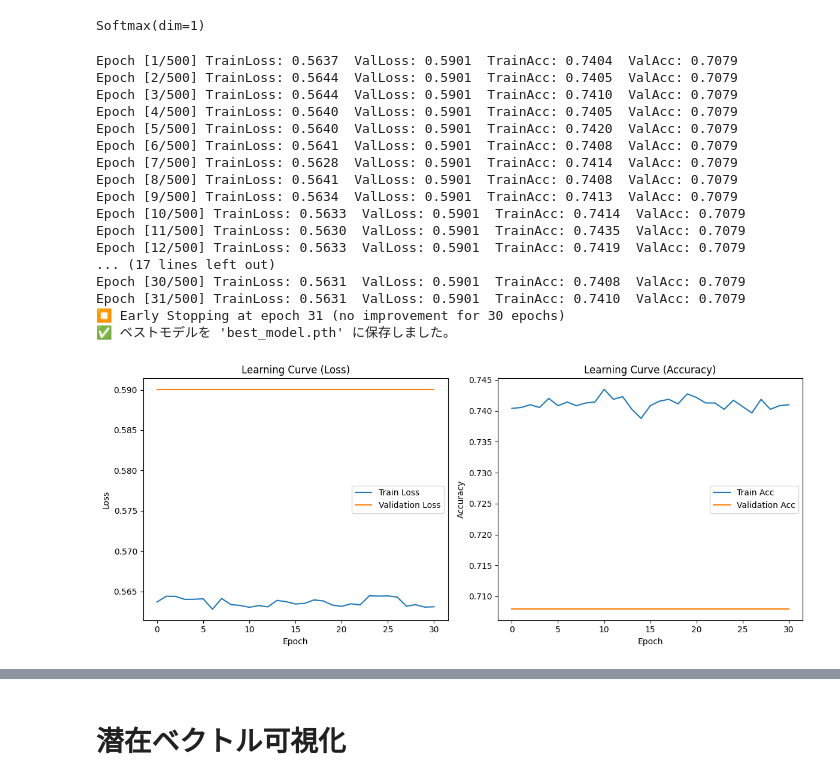
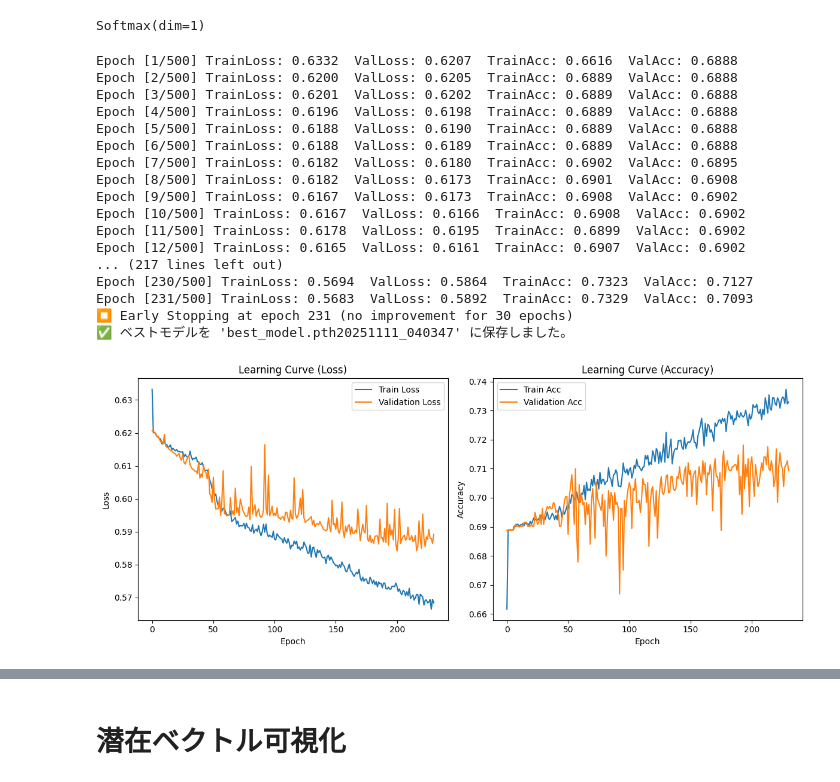
Before and after one commit to shun999/je.docker, a Jupyter notebook: root/workspace/深層学習/20251107/分類テスト.ipynb, the cells around one changed output, grey strips where cells are left out. Drawn from its saved outputs; the diff is of its cells as text; code cells hidden in the pictures.

```diff
--- a/root/workspace/深層学習/20251107/分類テスト.ipynb
+++ b/root/workspace/深層学習/20251107/分類テスト.ipynb
@@ -140,7 +147,7 @@ Test:  {0: 0.3112175102599179, 1: 0.688782489740082}
 # 🧠 5. Transformerモデル構築（関数・クラス未使用）
 # ======================================
 feature_dim = 6
-hidden_dim = 64
+hidden_dim = 32
 num_heads = 2
 num_layers = 2
 num_classes = 2
@@ -174,11 +181,12 @@ Softmax(dim=1)
 # ⚙️ 6. 損失関数・最適化手法
 # ======================================
 criterion = nn.CrossEntropyLoss()
-optimizer = optim.Adam(
+optimizer = optim.AdamW(
     list(embedding.parameters()) +
     list(transformer.parameters()) +
     list(fc.parameters()),
-    lr=1e-4
+    lr=1e-4,
+    weight_decay=1e-2
 )
 # %%
 import torch
@@ -317,51 +325,53 @@ for epoch in range(num_epochs):
 # ======================================
 # 💾 ベストモデル保存（任意）
 # ======================================
+import datetime
+time = datetime.datetime.now().strftime("%Y%m%d_%H%M%S")
 if best_model_state:
-    torch.save(best_model_state, "best_model.pth")
-    print("✅ ベストモデルを 'best_model.pth' に保存しました。")
+    torch.save(best_model_state, f"best_model{time}.pth")
+    print(f"✅ ベストモデルを 'best_model.pth{time}' に保存しました。")
 
 # ======================================
 # 📊 学習曲線の可視化
 # ======================================
 plt.figure(figsize=(12, 5))
 
 # --- Loss 曲線 ---
 plt.subplot(1, 2, 1)
 plt.plot(train_losses, label='Train Loss')
 plt.plot(val_losses, label='Validation Loss')
 plt.xlabel('Epoch')
 plt.ylabel('Loss')
 plt.title('Learning Curve (Loss)')
 plt.legend()
 
 # --- Accuracy 曲線 ---
 plt.subplot(1, 2, 2)
 plt.plot(train_accs, label='Train Acc')
 plt.plot(val_accs, label='Validation Acc')
 plt.xlabel('Epoch')
 plt.ylabel('Accuracy')
 plt.title('Learning Curve (Accuracy)')
 plt.legend()
 
 plt.tight_layout()
 plt.show()
 # %% [output]
-Epoch [1/500] TrainLoss: 0.5637  ValLoss: 0.5901  TrainAcc: 0.7404  ValAcc: 0.7079
-Epoch [2/500] TrainLoss: 0.5644  ValLoss: 0.5901  TrainAcc: 0.7405  ValAcc: 0.7079
-Epoch [3/500] TrainLoss: 0.5644  ValLoss: 0.5901  TrainAcc: 0.7410  ValAcc: 0.7079
-Epoch [4/500] TrainLoss: 0.5640  ValLoss: 0.5901  TrainAcc: 0.7405  ValAcc: 0.7079
-Epoch [5/500] TrainLoss: 0.5640  ValLoss: 0.5901  TrainAcc: 0.7420  ValAcc: 0.7079
-Epoch [6/500] TrainLoss: 0.5641  ValLoss: 0.5901  TrainAcc: 0.7408  ValAcc: 0.7079
-Epoch [7/500] TrainLoss: 0.5628  ValLoss: 0.5901  TrainAcc: 0.7414  ValAcc: 0.7079
-Epoch [8/500] TrainLoss: 0.5641  ValLoss: 0.5901  TrainAcc: 0.7408  ValAcc: 0.7079
-Epoch [9/500] TrainLoss: 0.5634  ValLoss: 0.5901  TrainAcc: 0.7413  ValAcc: 0.7079
-Epoch [10/500] TrainLoss: 0.5633  ValLoss: 0.5901  TrainAcc: 0.7414  ValAcc: 0.7079
-Epoch [11/500] TrainLoss: 0.5630  ValLoss: 0.5901  TrainAcc: 0.7435  ValAcc: 0.7079
-Epoch [12/500] TrainLoss: 0.5633  ValLoss: 0.5901  TrainAcc: 0.7419  ValAcc: 0.7079
-... (17 lines left out)
-Epoch [30/500] TrainLoss: 0.5631  ValLoss: 0.5901  TrainAcc: 0.7408  ValAcc: 0.7079
-Epoch [31/500] TrainLoss: 0.5631  ValLoss: 0.5901  TrainAcc: 0.7410  ValAcc: 0.7079
-⏹ Early Stopping at epoch 31 (no improvement for 30 epochs)
-✅ ベストモデルを 'best_model.pth' に保存しました。
+Epoch [1/500] TrainLoss: 0.6332  ValLoss: 0.6207  TrainAcc: 0.6616  ValAcc: 0.6888
+Epoch [2/500] TrainLoss: 0.6200  ValLoss: 0.6205  TrainAcc: 0.6889  ValAcc: 0.6888
+Epoch [3/500] TrainLoss: 0.6201  ValLoss: 0.6202  TrainAcc: 0.6889  ValAcc: 0.6888
+Epoch [4/500] TrainLoss: 0.6196  ValLoss: 0.6198  TrainAcc: 0.6889  ValAcc: 0.6888
+Epoch [5/500] TrainLoss: 0.6188  ValLoss: 0.6190  TrainAcc: 0.6889  ValAcc: 0.6888
+Epoch [6/500] TrainLoss: 0.6188  ValLoss: 0.6189  TrainAcc: 0.6889  ValAcc: 0.6888
+Epoch [7/500] TrainLoss: 0.6182  ValLoss: 0.6180  TrainAcc: 0.6902  ValAcc: 0.6895
+Epoch [8/500] TrainLoss: 0.6182  ValLoss: 0.6173  TrainAcc: 0.6901  ValAcc: 0.6908
+Epoch [9/500] TrainLoss: 0.6167  ValLoss: 0.6173  TrainAcc: 0.6908  ValAcc: 0.6902
+Epoch [10/500] TrainLoss: 0.6167  ValLoss: 0.6166  TrainAcc: 0.6908  ValAcc: 0.6902
+Epoch [11/500] TrainLoss: 0.6178  ValLoss: 0.6195  TrainAcc: 0.6899  ValAcc: 0.6902
+Epoch [12/500] TrainLoss: 0.6165  ValLoss: 0.6161  TrainAcc: 0.6907  ValAcc: 0.6902
+... (217 lines left out)
+Epoch [230/500] TrainLoss: 0.5694  ValLoss: 0.5864  TrainAcc: 0.7323  ValAcc: 0.7127
+Epoch [231/500] TrainLoss: 0.5683  ValLoss: 0.5892  TrainAcc: 0.7329  ValAcc: 0.7093
+⏹ Early Stopping at epoch 231 (no improvement for 30 epochs)
+✅ ベストモデルを 'best_model.pth20251111_040347' に保存しました。
-[figure, old version]
+[figure, new version]
```
Also changed, not shown: parts of 8 cells of this notebook, 7 other files.
